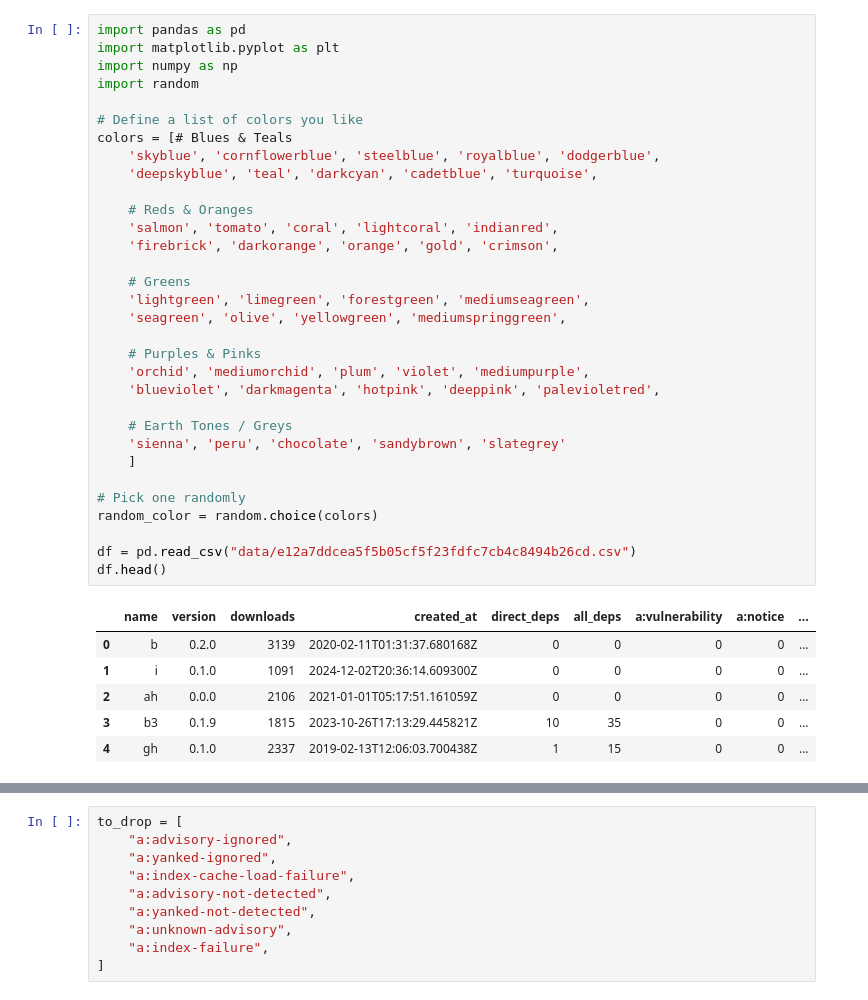
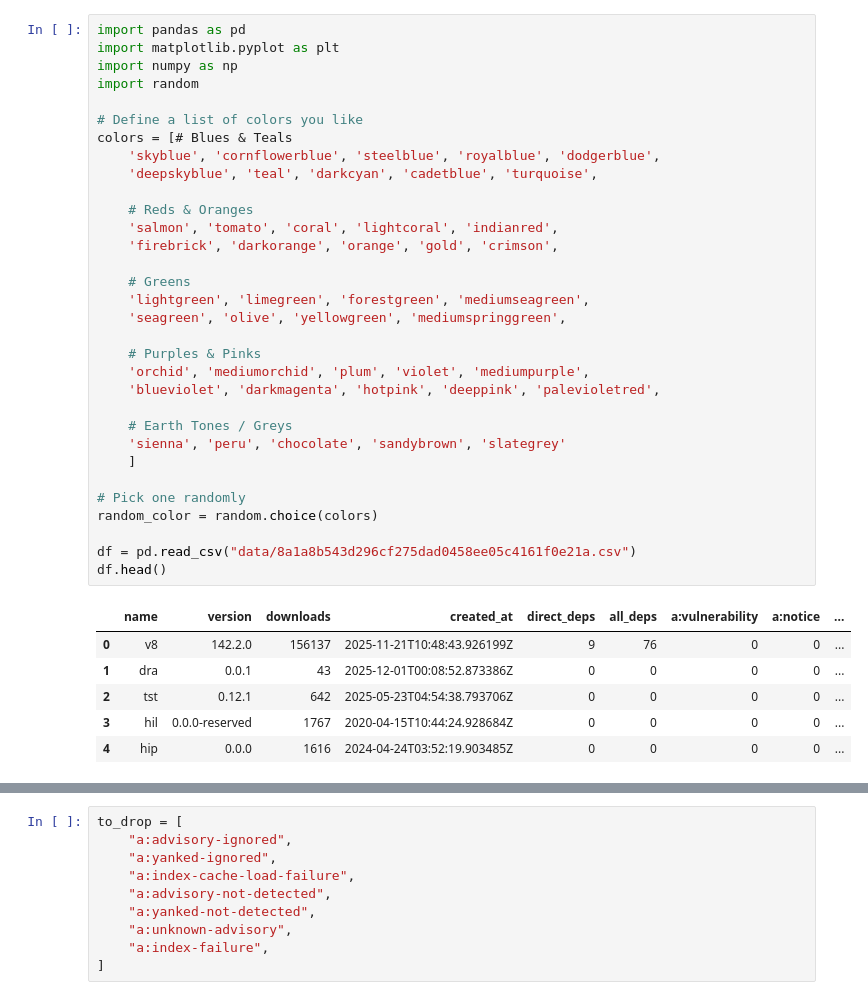
Before and after one commit to Mr-Leshiy/crates.io_analysis, a Jupyter notebook: analysis.ipynb, the cells around one changed output, grey strips where cells are left out. Drawn from its saved outputs; the diff is of its cells as text.

```diff
--- a/analysis.ipynb
+++ b/analysis.ipynb
@@ -4,39 +4,39 @@ import matplotlib.pyplot as plt
 import numpy as np
 import random
 
 # Define a list of colors you like
 colors = [# Blues & Teals
     'skyblue', 'cornflowerblue', 'steelblue', 'royalblue', 'dodgerblue',
     'deepskyblue', 'teal', 'darkcyan', 'cadetblue', 'turquoise',
 
     # Reds & Oranges
     'salmon', 'tomato', 'coral', 'lightcoral', 'indianred',
     'firebrick', 'darkorange', 'orange', 'gold', 'crimson',
 
     # Greens
     'lightgreen', 'limegreen', 'forestgreen', 'mediumseagreen',
     'seagreen', 'olive', 'yellowgreen', 'mediumspringgreen',
 
     # Purples & Pinks
     'orchid', 'mediumorchid', 'plum', 'violet', 'mediumpurple',
     'blueviolet', 'darkmagenta', 'hotpink', 'deeppink', 'palevioletred',
 
     # Earth Tones / Greys
     'sienna', 'peru', 'chocolate', 'sandybrown', 'slategrey'
     ]
 
 # Pick one randomly
 random_color = random.choice(colors)
 
-df = pd.read_csv("data/e12a7ddcea5f5b05cf5f23fdfc7cb4c8494b26cd.csv")
+df = pd.read_csv("data/8a1a8b543d296cf275dad0458ee05c4161f0e21a.csv")
 df.head()
 # %% [output]
 |  | name | version | downloads | created_at | direct_deps | all_deps | a:vulnerability | a:notice | ... |
-| 0 | b | 0.2.0 | 3139 | 2020-02-11T01:31:37.680168Z | 0 | 0 | 0 | 0 | ... |
-| 1 | i | 0.1.0 | 1091 | 2024-12-02T20:36:14.609300Z | 0 | 0 | 0 | 0 | ... |
-| 2 | ah | 0.0.0 | 2106 | 2021-01-01T05:17:51.161059Z | 0 | 0 | 0 | 0 | ... |
-| 3 | b3 | 0.1.9 | 1815 | 2023-10-26T17:13:29.445821Z | 10 | 35 | 0 | 0 | ... |
-| 4 | gh | 0.1.0 | 2337 | 2019-02-13T12:06:03.700438Z | 1 | 15 | 0 | 0 | ... |
+| 0 | v8 | 142.2.0 | 156137 | 2025-11-21T10:48:43.926199Z | 9 | 76 | 0 | 0 | ... |
+| 1 | dra | 0.0.1 | 43 | 2025-12-01T00:08:52.873386Z | 0 | 0 | 0 | 0 | ... |
+| 2 | tst | 0.12.1 | 642 | 2025-05-23T04:54:38.793706Z | 0 | 0 | 0 | 0 | ... |
+| 3 | hil | 0.0.0-reserved | 1767 | 2020-04-15T10:44:24.928684Z | 0 | 0 | 0 | 0 | ... |
+| 4 | hip | 0.0.0 | 1616 | 2024-04-24T03:52:19.903485Z | 0 | 0 | 0 | 0 | ... |
 # %%
 df.describe()
 # %% [output]
```
Also changed, not shown: parts of 25 cells of this notebook.
